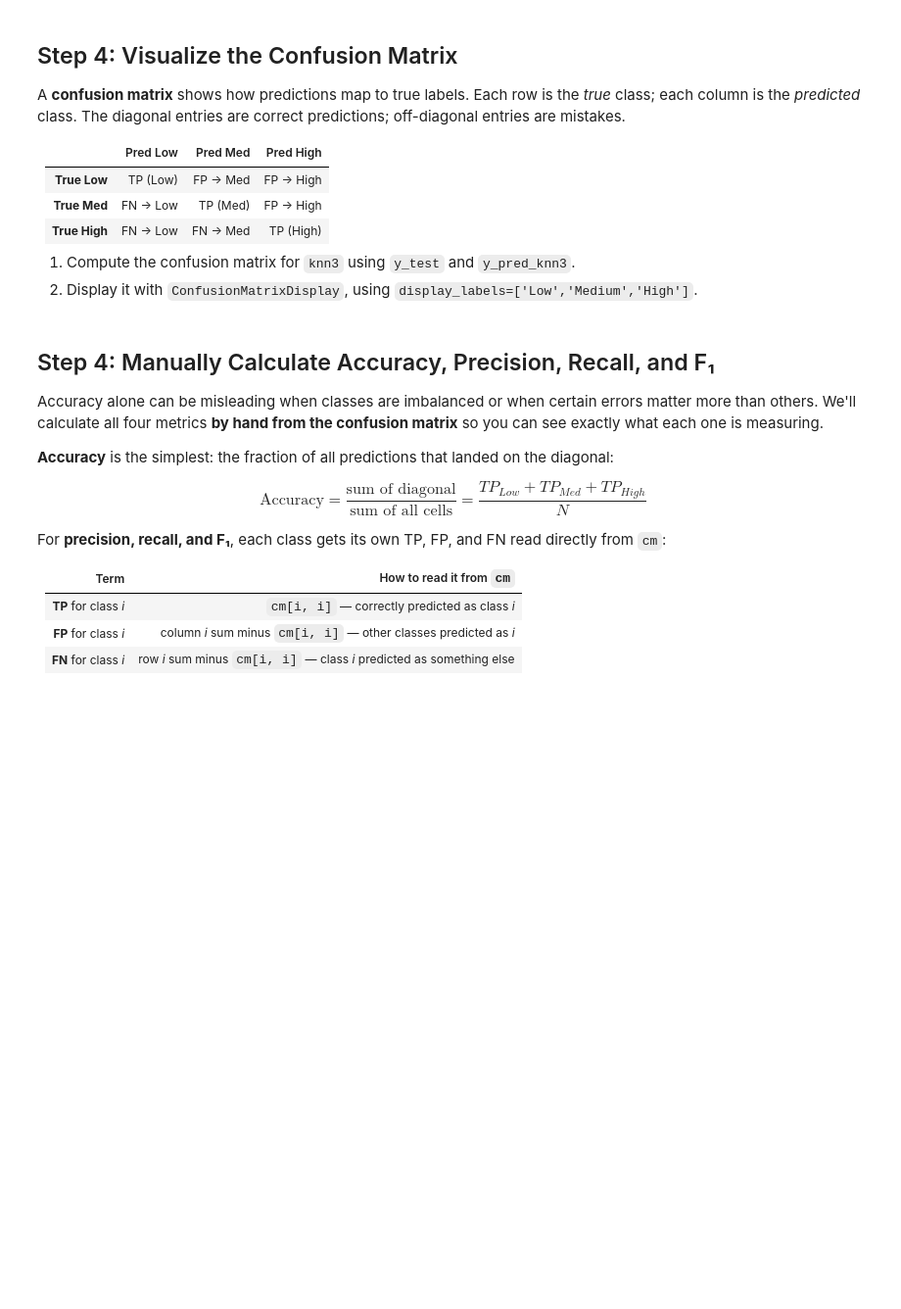
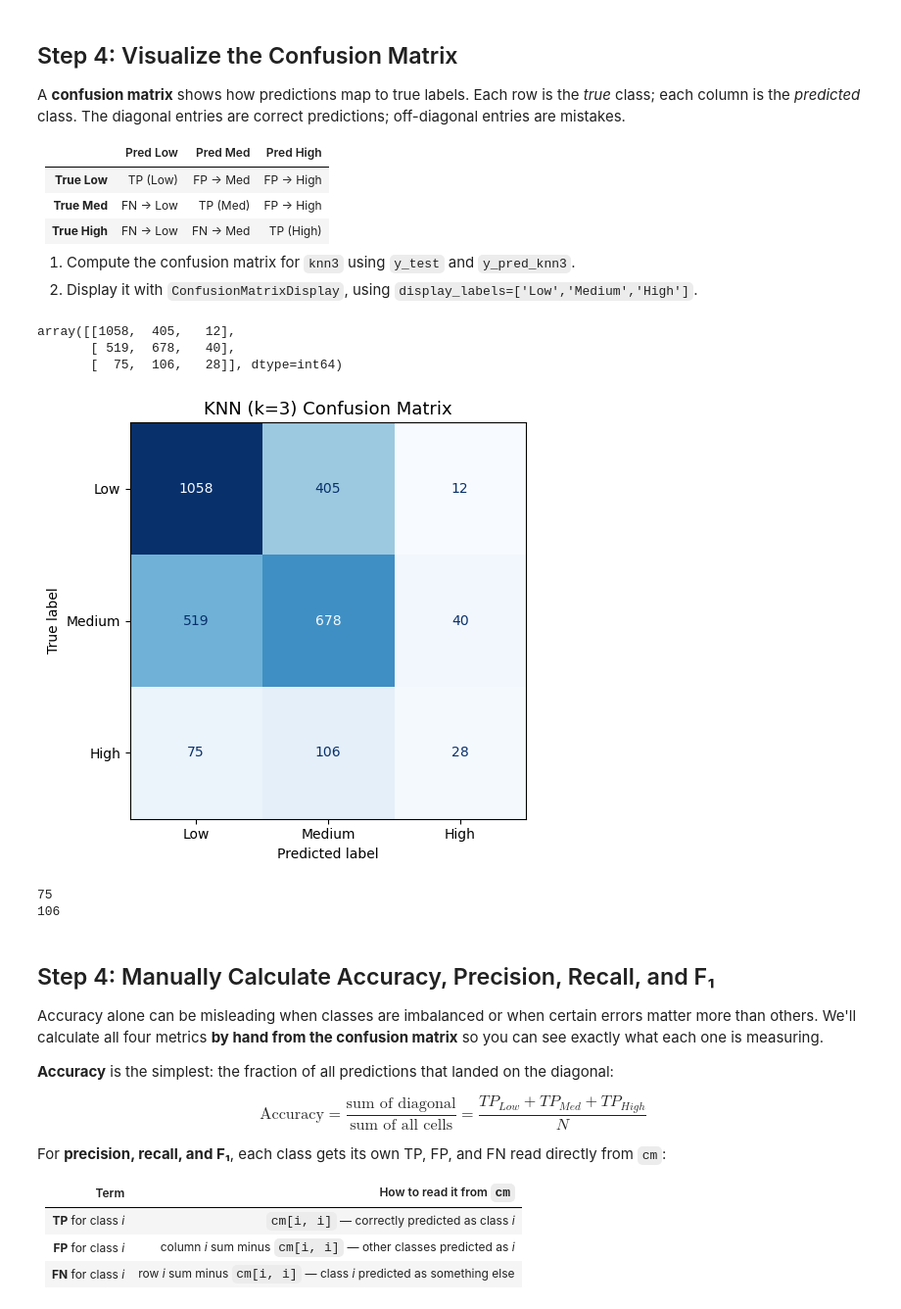
Before and after one commit to mmorenorolon/eds232-labs, a Jupyter notebook: week3/lab3.ipynb, the cells around one changed output. Shown at 98% size. Cells and saved outputs as stored; diff of their text form; code cells hidden in the pictures; blank space fills up the shorter version.

```diff
--- a/week3/lab3.ipynb
+++ b/week3/lab3.ipynb
@@ -127,10 +195,20 @@ print(f'Test set     : {X_test_s.shape[0]:,} tracts')
 The cell below fits the *same* KNN model (k = 5) twice — once on raw features, once on scaled features — and prints both test accuracies. Do you see an accuracy boost from scaling?
 # %%
 # KNN on UNSCALED features
+knn_raw = KNeighborsClassifier(n_neighbors=5)
+knn_raw.fit(X_train, y_train)
 
+# Estimate Y from test set
+y_pred = knn_raw.predict(X_test)
+
+# Calculate accuracy score
+acc_raw = accuracy_score(y_test, y_pred)
 
 # KNN on SCALED features
-
+knn_scaled = KNeighborsClassifier(n_neighbors=5)
+knn_scaled.fit(X_train_s, y_train)
+y_pred = knn_scaled.predict(X_test_s)
+acc_scaled = accuracy_score(y_test, y_pred)
 
 print(f'Test accuracy — unscaled features : {acc_raw:.4f}')
 print(f'Test accuracy — scaled features   : {acc_scaled:.4f}')
@@ -158,0 +237,14 @@ print(f'KNN (k=3) test accuracy: {knn3_accuracy:.4f}')
+# %%
+# Step 1: Initialize KNN (nothing is learned yet)
+knn3 = KNeighborsClassifier(n_neighbors=3)
+
+# Step 2: Fit KNN
+knn3.fit(X_train_s, y_train)
+
+# Step 3: Predict
+y_pred_knn3 = knn3.predict(X_test_s)
+
+# Step 4: Evaluate
+knn3_accuracy = accuracy_score(y_test, y_pred_knn3)
+
+print(f'KNN (k=3) test accuracy: {knn3_accuracy:.4f}')
@@ -169,16 +263,35 @@ A **confusion matrix** shows how predictions map to true labels. Each row is the
 
 1. Compute the confusion matrix for `knn3` using `y_test` and `y_pred_knn3`.
 2. Display it with `ConfusionMatrixDisplay`, using `display_labels=['Low','Medium','High']`.
+# %%
+cm = confusion_matrix(y_test, y_pred_knn3)
+cm
+# %% [output]
+array([[1058,  405,   12],
+       [ 519,  678,   40],
+       [  75,  106,   28]], dtype=int64)
 # %%
+# Build 3x3 confusion matrix
+cm = confusion_matrix(y_test, y_pred_knn3)
+disp = ConfusionMatrixDisplay(confusion_matrix=cm,
+                              display_labels = ['Low', 'Medium', 'High'])
 
-
-
+# Create figure
 fig, ax = plt.subplots(figsize=(6, 5))
+disp.plot(ax = ax, colorbar=False, cmap='Blues')
 # Display Plot
 ax.set_ylim(len(['Low', 'Medium', 'High']) - 0.5, -0.5)
 ax.set_title('KNN (k=3) Confusion Matrix', fontsize=13)
 plt.tight_layout()
 plt.show()
+# %% [output]
+[figure, added]
+# %%
+print(cm[0,1])
+print(cm[2,1])
+# %% [output]
+75
+106
 # %% [markdown]
 ## Step 4: Manually Calculate Accuracy, Precision, Recall, and F₁
 
```
Also changed, not shown: parts of 12 cells of this notebook.
